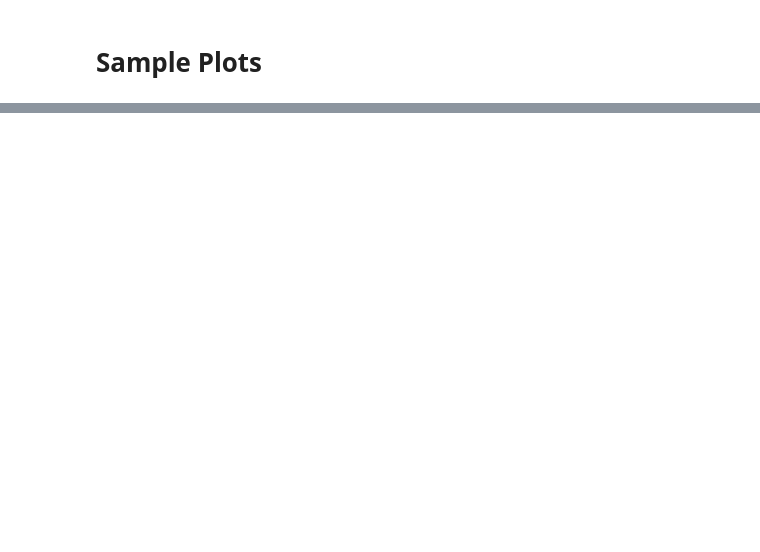
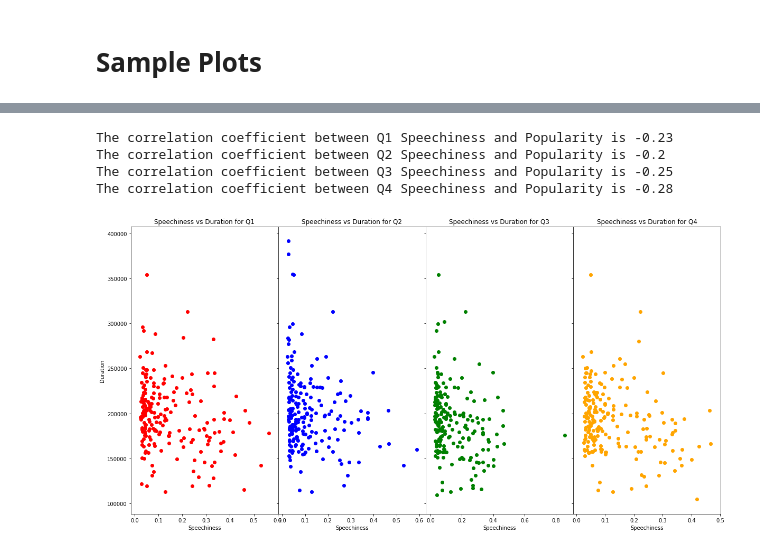
Before and after one commit to navidmalakootikhah/Project-One, a Jupyter notebook: analysis.ipynb, the cells around one changed output, grey strips where cells are left out. Saved outputs shown, nothing was run; the diff lists cells and outputs as text; code cells hidden in the pictures; blank space fills up the shorter version.

```diff
--- a/analysis.ipynb
+++ b/analysis.ipynb
@@ -191,0 +280,32 @@ rvalue
+# %%
+fig2, axs = plt.subplots(1,4,sharex='col', sharey='row',
+                        gridspec_kw={'hspace': 0, 'wspace': 0},figsize=(20,10))
+
+ax1, ax2, ax3, ax4 = axs
+
+ax1.scatter(df_Q1['Speechiness'], df_Q1['Duration'],color='red')
+ax2.scatter(df_Q2['Speechiness'], df_Q2['Duration'],color='blue')
+ax3.scatter(df_Q3['Speechiness'], df_Q3['Duration'],color='green')
+ax4.scatter(df_Q4['Speechiness'], df_Q4['Duration'],color='orange')
+
+ax1.set_title('Speechiness vs Duration for Q1')
+ax2.set_title('Speechiness vs Duration for Q2')
+ax3.set_title('Speechiness vs Duration for Q3')
+ax4.set_title('Speechiness vs Duration for Q4')
+
+ax1.set_xlabel('Speechiness')
+ax1.set_ylabel('Duration')
+ax2.set_xlabel('Speechiness')
+ax3.set_xlabel('Speechiness')
+ax4.set_xlabel('Speechiness')
+
+print(f"The correlation coefficient between Q1 Speechiness and Popularity is {round(pearsonr(df_Q1['Speechiness'],df_Q1['Duration'])[0],2)}")
+print(f"The correlation coefficient between Q2 Speechiness and Popularity is {round(pearsonr(df_Q2['Speechiness'],df_Q2['Duration'])[0],2)}")
+print(f"The correlation coefficient between Q3 Speechiness and Popularity is {round(pearsonr(df_Q3['Speechiness'],df_Q3['Duration'])[0],2)}")
+print(f"The correlation coefficient between Q4 Speechiness and Popularity is {round(pearsonr(df_Q4['Speechiness'],df_Q4['Duration'])[0],2)}")
+# %% [output]
+The correlation coefficient between Q1 Speechiness and Popularity is -0.23
+The correlation coefficient between Q2 Speechiness and Popularity is -0.2
+The correlation coefficient between Q3 Speechiness and Popularity is -0.25
+The correlation coefficient between Q4 Speechiness and Popularity is -0.28
+[figure, added]
```
Also changed, not shown: parts of 12 cells of this notebook, 1 other file.
